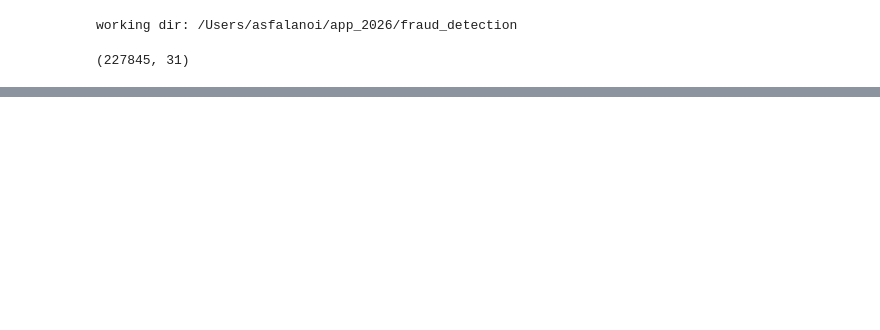
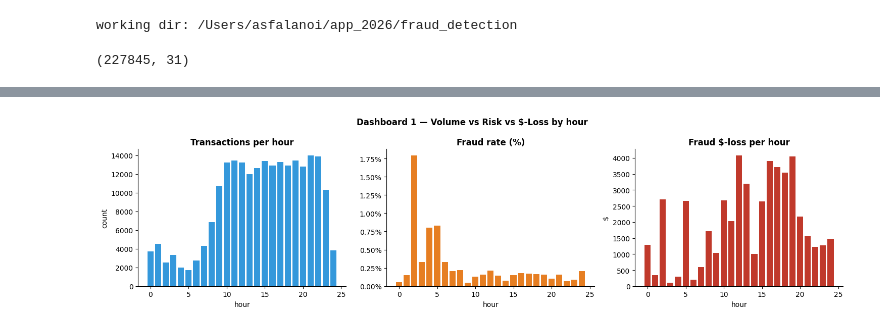
Before and after one commit to asfalanoij/fraud-detection-showcase, a Jupyter notebook: notebooks/02_eda.ipynb, the cells around one changed output, grey strips where cells are left out. Drawn from its saved outputs; the diff is of its cells as text; code cells hidden in the pictures; blank space fills up the shorter version.

```diff
--- a/notebooks/02_eda.ipynb
+++ b/notebooks/02_eda.ipynb
@@ -14,9 +19,19 @@ print('working dir:', Path.cwd())
 # %% [output]
 working dir: /Users/asfalanoi/app_2026/fraud_detection
 # %%
+import numpy as np
 import pandas as pd
 import matplotlib.pyplot as plt
+import matplotlib.ticker as mtick
 from fraud.io import query, read_parquet
+
+plt.rcParams.update({
+    'figure.facecolor': 'white',
+    'axes.spines.top': False,
+    'axes.spines.right': False,
+    'axes.titleweight': 'bold',
+})
+FIG = Path('reports/figures'); FIG.mkdir(parents=True, exist_ok=True)
 
 train = read_parquet('data/processed/train.parquet')
 train.shape
@@ -91,0 +97,24 @@ Name: Class, dtype: float64
+# %%
+hourly = query("""
+    SELECT CAST((Time/3600) % 24 AS INTEGER) AS hour,
+           COUNT(*)                                       AS n,
+           SUM(Class)                                     AS frauds,
+           100.0*SUM(Class)/COUNT(*)                      AS fraud_pct,
+           SUM(CASE WHEN Class=1 THEN Amount ELSE 0 END)  AS fraud_dollars
+    FROM t GROUP BY hour ORDER BY hour
+""", t=train)
+
+fig, axes = plt.subplots(1, 3, figsize=(15, 4))
+axes[0].bar(hourly.hour, hourly.n, color='#3498db')
+axes[0].set(title='Transactions per hour', xlabel='hour', ylabel='count')
+axes[1].bar(hourly.hour, hourly.fraud_pct, color='#e67e22')
+axes[1].set(title='Fraud rate (%)', xlabel='hour')
+axes[1].yaxis.set_major_formatter(mtick.PercentFormatter(decimals=2))
+axes[2].bar(hourly.hour, hourly.fraud_dollars, color='#c0392b')
+axes[2].set(title='Fraud $-loss per hour', xlabel='hour', ylabel='$')
+fig.suptitle('Dashboard 1 — Volume vs Risk vs $-Loss by hour', fontweight='bold')
+fig.tight_layout()
+fig.savefig(FIG/'dashboard_time.png', dpi=120, bbox_inches='tight')
+plt.show()
+# %% [output]
+[figure, added]
```
Also changed, not shown: parts of 19 cells of this notebook, 24 other files.
